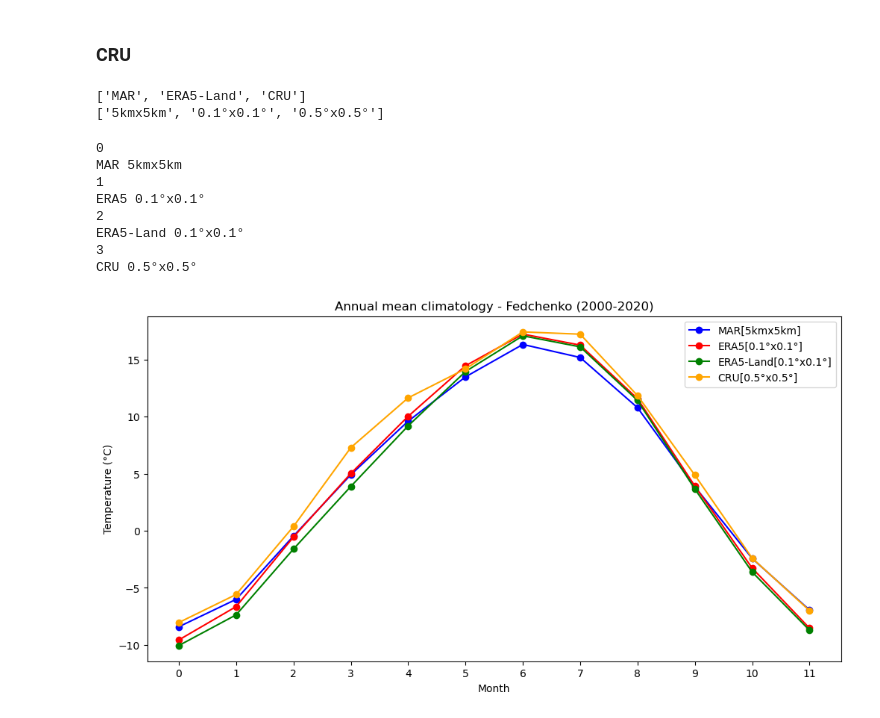
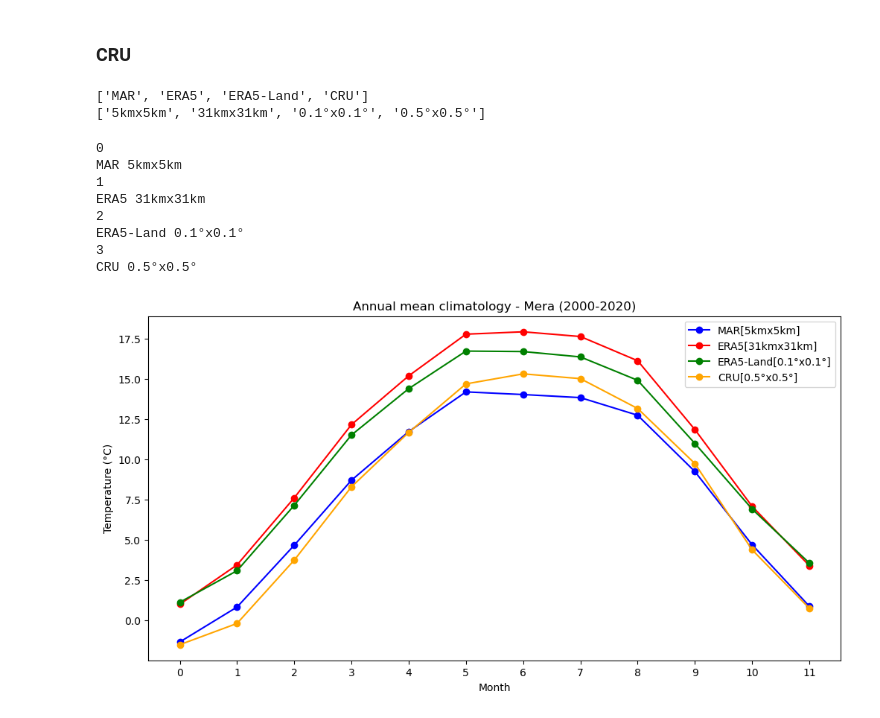
Before and after one commit to xfain/MAR_HMA, a Jupyter notebook: comparison_t2m.annual_climatology_Mera.ipynb, the cells around one changed output. Cells and saved outputs as stored; diff of their text form; code cells hidden in the pictures.

```diff
--- a/comparison_t2m.annual_climatology_Mera.ipynb
+++ b/comparison_t2m.annual_climatology_Mera.ipynb
@@ -54 +39,16 @@ res1=str('5kmx5km')
+# %%
+sourceData='/bettik/PROJECTS/pr-regional-climate/santolam/MARout/GRa/spin2/work/monthly/'
+variable='TTZ'
+
+fileNameF= variable+'_mon_MARv3.14_ER5_spin2_GRa_2000-2023.nc'
+dsF= xr.open_dataset(sourceData+fileNameF).isel(ZTQLEV=0).TTZ.load()
+
+dsF = dsF.assign_coords(X=np.round(dsF.X.values))
+dsF = dsF.assign_coords(Y=np.round(dsF.Y.values))
+dsF = dsF.rename({'TIME': 'time'})
+
+dsF = dsF.sel(time=slice("2000-01-01", "2020-12-31"))
+
+model1='MAR'
+res1=str('5kmx5km')
 # %% [markdown]
@@ -91,13 +89,13 @@ tmp_cru=tmp_cru.sel(time=tmp_cru.time[np.isin(tmp_cru.time.dt.year,[2000, 2020])
 model4='CRU'
 res4=str('0.5°x0.5°')
 # %%
-modelList=[model1,model3,model4]
-resList=[res1,res3,res4]
+modelList=[model1,model2,model3,model4]
+resList=[res1,res2,res3,res4]
 print(modelList)
 print(resList)
 # %% [output]
-['MAR', 'ERA5-Land', 'CRU']
-['5kmx5km', '0.1°x0.1°', '0.5°x0.5°']
+['MAR', 'ERA5', 'ERA5-Land', 'CRU']
+['5kmx5km', '31kmx31km', '0.1°x0.1°', '0.5°x0.5°']
 # %%
 dsList=[dsF,tmp_era5, tmp_era5land, tmp_cru]
 # %%
@@ -116,7 +114,7 @@ for i,elem in enumerate(dsList):
 0
 MAR 5kmx5km
 1
-ERA5 0.1°x0.1°
+ERA5 31kmx31km
 2
 ERA5-Land 0.1°x0.1°
 3
@@ -129,28 +127,28 @@ for da in avgList:
     clim = da.groupby('time.month').mean('time')
     annualCycleList.append(clim)
 # %%
-title="Annual mean climatology - Fedchenko (2000-2020)"
+title="Annual mean climatology - Mera (2000-2020)"
 
 xmonths=np.arange(0,12,1)
 
 fig, ax = plt.subplots(figsize=(12, 6))
 my_ticks=xmonths
 
 ax.plot(xmonths, annualCycleList[0], 'b',linestyle='-',marker='o',label=modelList[0]+'['+ resList[0]+']')
 
 ax.plot(xmonths, annualCycleList[1], 'r',linestyle='-',marker='o',label=modelList[1]+'['+ resList[1]+']')
 ax.plot(xmonths, annualCycleList[2], 'g',linestyle='-',marker='o',label=modelList[2]+'['+ resList[2]+']')
 ax.plot(xmonths, annualCycleList[3], 'orange',linestyle='-',marker='o',label=modelList[3]+'['+ resList[3]+']')
 
 
 
 ax.set_xlabel('Month')
 ax.set_ylabel('Temperature (°C)')
 ax.set_title(title)
 freq=5
 plt.xticks(xmonths,my_ticks,)
 plt.legend()
 plt.savefig('AnnualClimato_Fed.png',format='png')
 plt.show()
 # %% [output]
-[figure, old version]
+[figure, new version]
```
Also changed, not shown: parts of 3 cells of this notebook, 15 other files.
